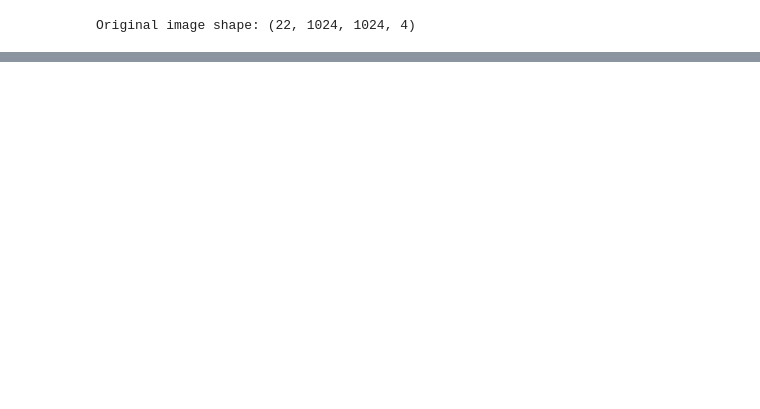
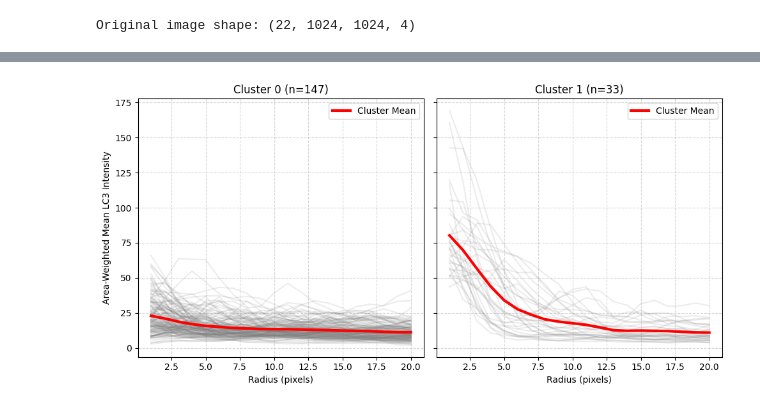
Before and after one commit to ellagiezen/lc3_colocalization, a Jupyter notebook: LC3_MAV_2.ipynb, the cells around one changed output, grey strips where cells are left out. Saved outputs shown, nothing was run; the diff lists cells and outputs as text; code cells hidden in the pictures; blank space fills up the shorter version.

```diff
--- a/LC3_MAV_2.ipynb
+++ b/LC3_MAV_2.ipynb
@@ -278,0 +337,27 @@ display(final_results.head())
+# %%
+fig, axes = plt.subplots(1, n_clusters, figsize=(5 * n_clusters, 5), sharey=True)
+
+for i in range(n_clusters):
+    # Isolate the profiles belonging to the current cluster
+    cluster_profiles = clean_matrix[cluster_labels == i]
+
+    # Plot all individual profiles in this cluster faintly
+    for prof in cluster_profiles:
+        axes[i].plot(radii, prof, color='gray', alpha=0.15)
+
+    # Calculate and plot the mean profile for this cluster
+    if len(cluster_profiles) > 0:
+        mean_prof = np.mean(cluster_profiles, axis=0)
+        axes[i].plot(radii, mean_prof, color='red', linewidth=3, label='Cluster Mean')
+
+    axes[i].set_title(f"Cluster {i} (n={len(cluster_profiles)})")
+    axes[i].set_xlabel("Radius (pixels)")
+    axes[i].grid(True, linestyle='--', alpha=0.5)
+    if i == 0:
+        axes[i].set_ylabel("Area-Weighted Mean LC3 Intensity")
+    axes[i].legend()
+
+plt.tight_layout()
+plt.show()
+# %% [output]
+[figure, added]
```
Also changed, not shown: parts of 25 cells of this notebook, 2 other files.
